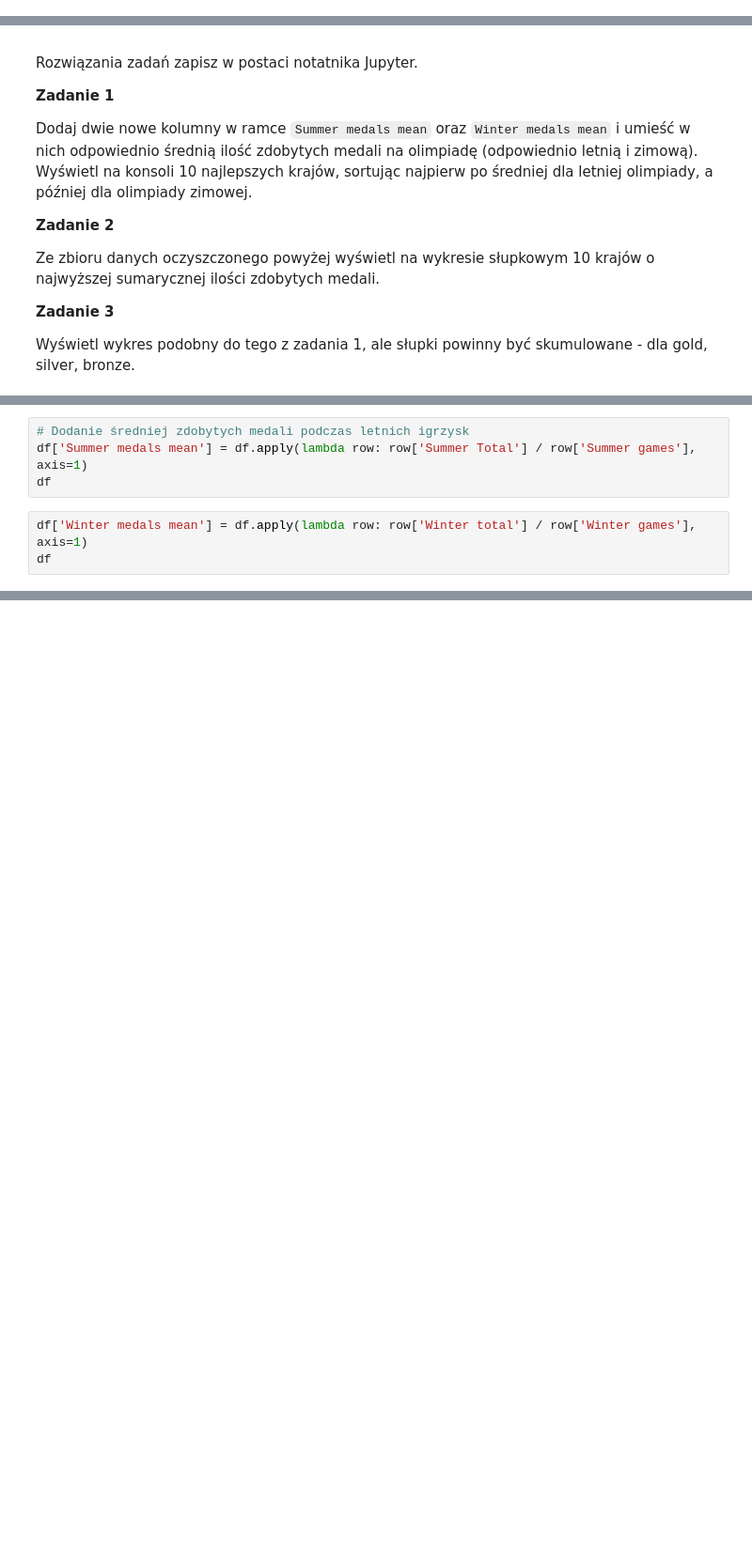
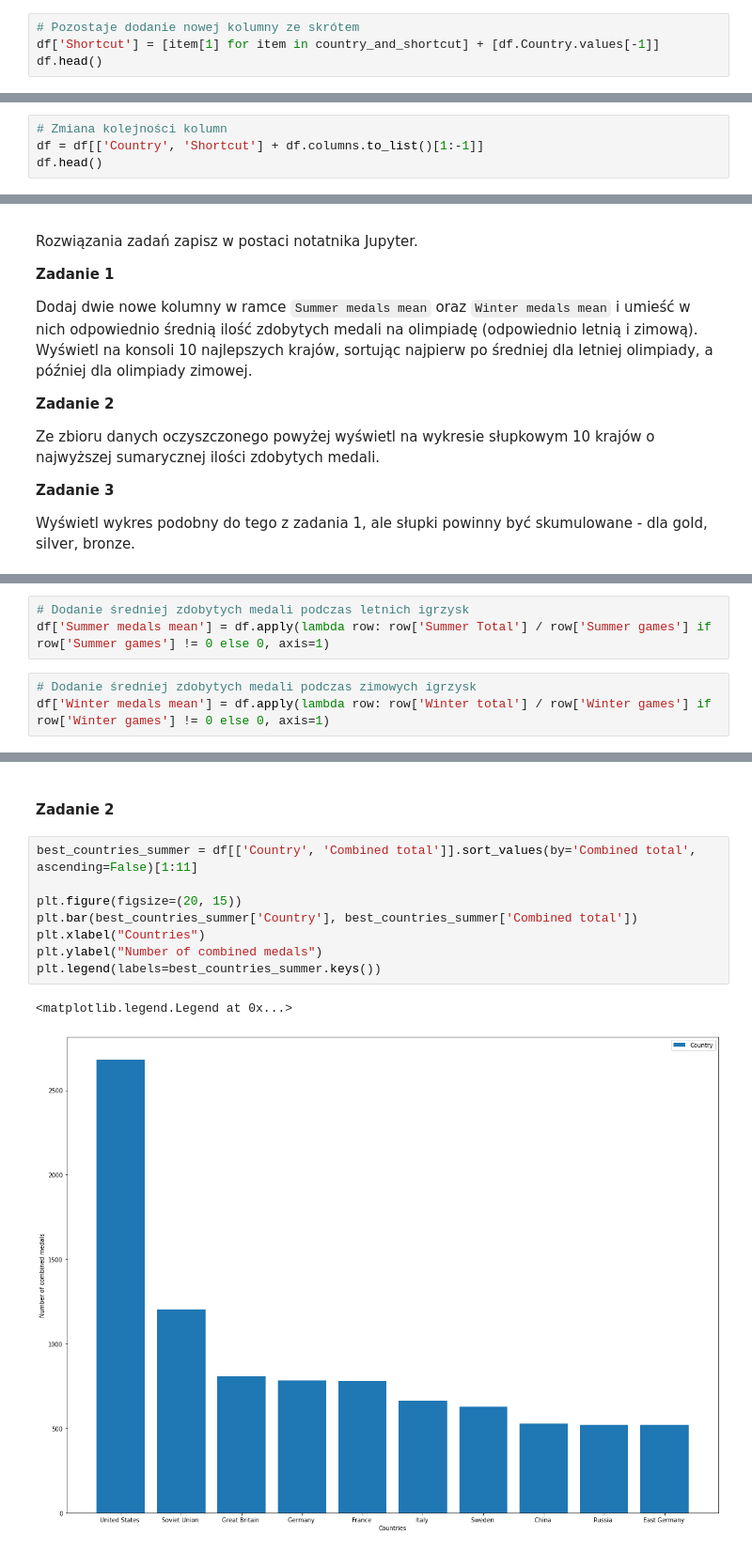
Before and after one commit to Jonash55/WD_BJ_151267, a Jupyter notebook: Lab5/2_etl_with_python.ipynb, the cells around one changed output, grey strips where cells are left out. Shown: that part at 94% size. Saved outputs shown, nothing was run; the diff lists cells and outputs as text; blank space fills up the shorter version.

```diff
--- a/Lab5/2_etl_with_python.ipynb
+++ b/Lab5/2_etl_with_python.ipynb
@@ -130,0 +156,4 @@ Name: Place of Publication, Length: 8287, dtype: bool
+# %%
+# Pozostaje dodanie nowej kolumny ze skrótem
+df['Shortcut'] = [item[1] for item in country_and_shortcut] + [df.Country.values[-1]]
+df.head()
@@ -130,0 +167,4 @@ Name: Place of Publication, Length: 8287, dtype: bool
+# %%
+# Zmiana kolejności kolumn
+df = df[['Country', 'Shortcut'] + df.columns.to_list()[1:-1]]
+df.head()
@@ -151,7 +198,6 @@ Wyświetl wykres podobny do tego z zadania 1, ale słupki powinny być skumulowa
 # %%
 # Dodanie średniej zdobytych medali podczas letnich igrzysk
-df['Summer medals mean'] = df.apply(lambda row: row['Summer Total'] / row['Summer games'], axis=1)
-df
+df['Summer medals mean'] = df.apply(lambda row: row['Summer Total'] / row['Summer games'] if row['Summer games'] != 0 else 0, axis=1)
 # %%
-df['Winter medals mean'] = df.apply(lambda row: row['Winter total'] / row['Winter games'], axis=1)
-df
+# Dodanie średniej zdobytych medali podczas zimowych igrzysk
+df['Winter medals mean'] = df.apply(lambda row: row['Winter total'] / row['Winter games'] if row['Winter games'] != 0 else 0, axis=1)
@@ -157,0 +218,13 @@ df
+# %% [markdown]
+#### Zadanie 2
+# %%
+best_countries_summer = df[['Country', 'Combined total']].sort_values(by='Combined total', ascending=False)[1:11]
+
+plt.figure(figsize=(20, 15))
+plt.bar(best_countries_summer['Country'], best_countries_summer['Combined total'])
+plt.xlabel("Countries")
+plt.ylabel("Number of combined medals")
+plt.legend(labels=best_countries_summer.keys())
+# %% [output]
+<matplotlib.legend.Legend at 0x...>
+[figure, added]
```
Also changed, not shown: parts of 28 cells of this notebook, 2 other files.
